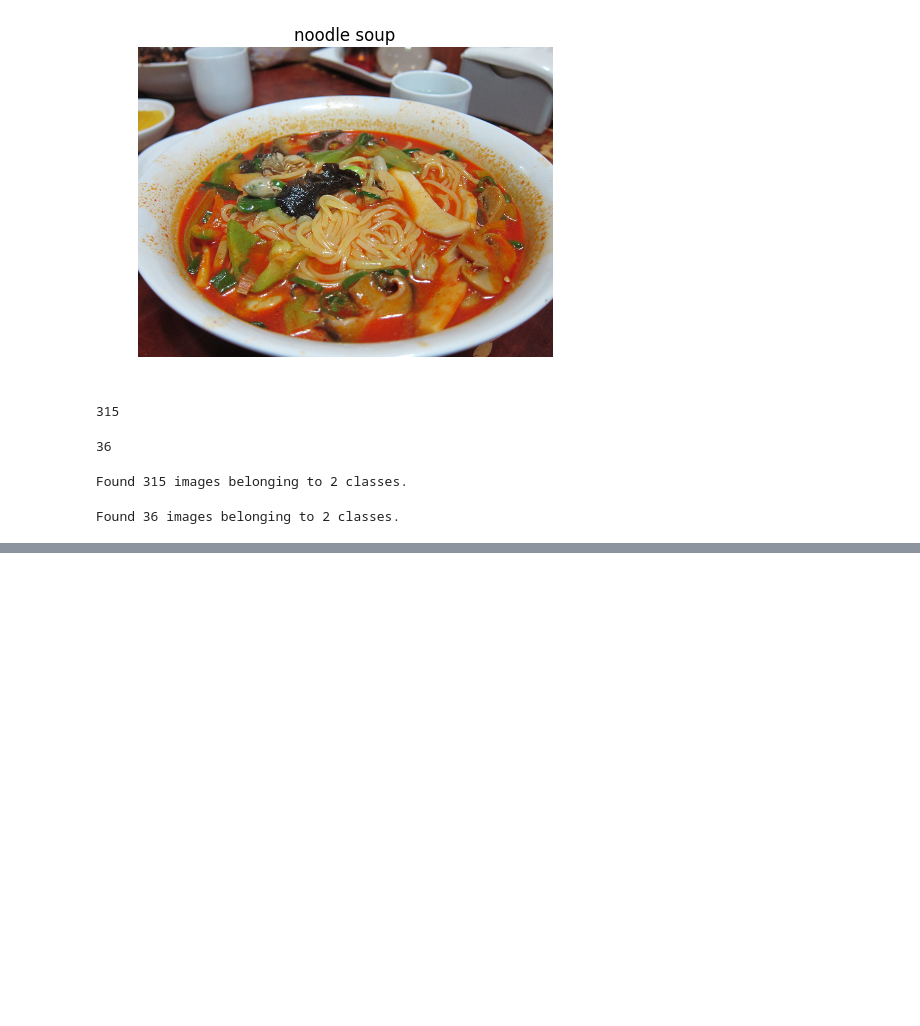
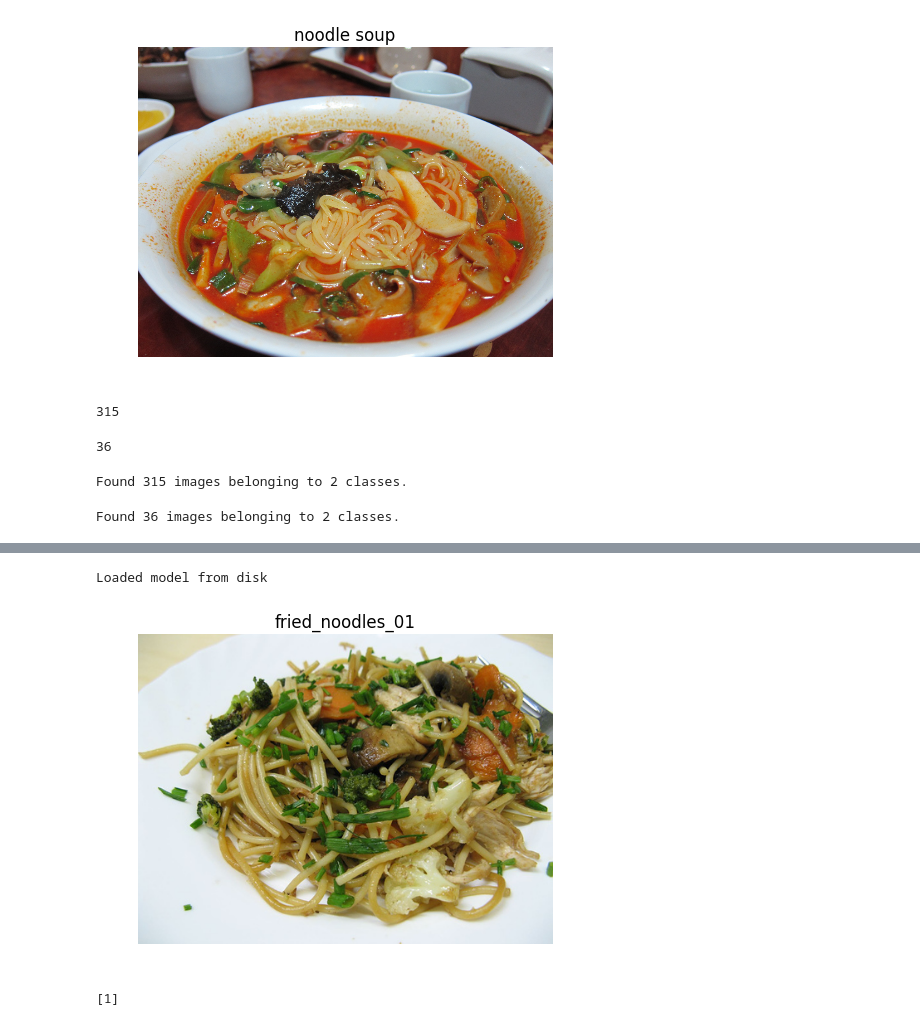
Before and after one commit to hbhasin/Image-Recognition-with-Deep-Learning, a Jupyter notebook: noodles_with_pretrained_inception_v3_model.ipynb, the cells around one changed output, grey strips where cells are left out. Cells and saved outputs as stored; diff of their text form; code cells hidden in the pictures; blank space fills up the shorter version.

```diff
--- a/noodles_with_pretrained_inception_v3_model.ipynb
+++ b/noodles_with_pretrained_inception_v3_model.ipynb
@@ -334,0 +303,40 @@ plt.show()
+# %%
+from keras.models import load_model
+loaded_model = load_model('noodles_model_ft.h5')
+print("Loaded model from disk")
+# %% [output]
+Loaded model from disk
+# %%
+# Step 2 - Compile the revised model using SGD optimizer with a learing rate of 0.0001 and a momentum of 0.9
+loaded_model.compile(optimizer = 'rmsprop',
+    loss = 'categorical_crossentropy',
+    metrics = ['accuracy'])
+# %%
+def pred(img_for_recog):
+    img = image.load_img(img_for_recog, target_size = (299, 299, 3))
+    x = image.img_to_array(img)
+    x = np.expand_dims(x, axis=0)
+    x = preprocess_input(x)
+    preds = loaded_model.predict(x)
+    # decode the results into a list of tuples (class, description, probability)
+    # (one such list for each sample in the batch)
+    #print('Predicted:', decode_predictions(preds, top = 5)[0])
+    outcome = [np.argmax(loaded_model.predict(x))]
+    #print(preds)
+    print(outcome)
+# %%
+def display_img(img_for_display):
+    img = load_img(img_for_display)
+    plt.imshow(img)
+    plt.axis('off')
+    plt.title(img_for_display.rsplit('/')[1].rsplit('.')[0])
+    plt.show()
+# %%
+from keras.preprocessing import image
+import numpy as np
+img_path = 'images/fried_noodles_01.jpg'
+display_img(img_path)
+pred(img_path)
+# %% [output]
+[figure, added]
+[1]
```
Also changed, not shown: parts of 19 cells of this notebook, 3 other files.
